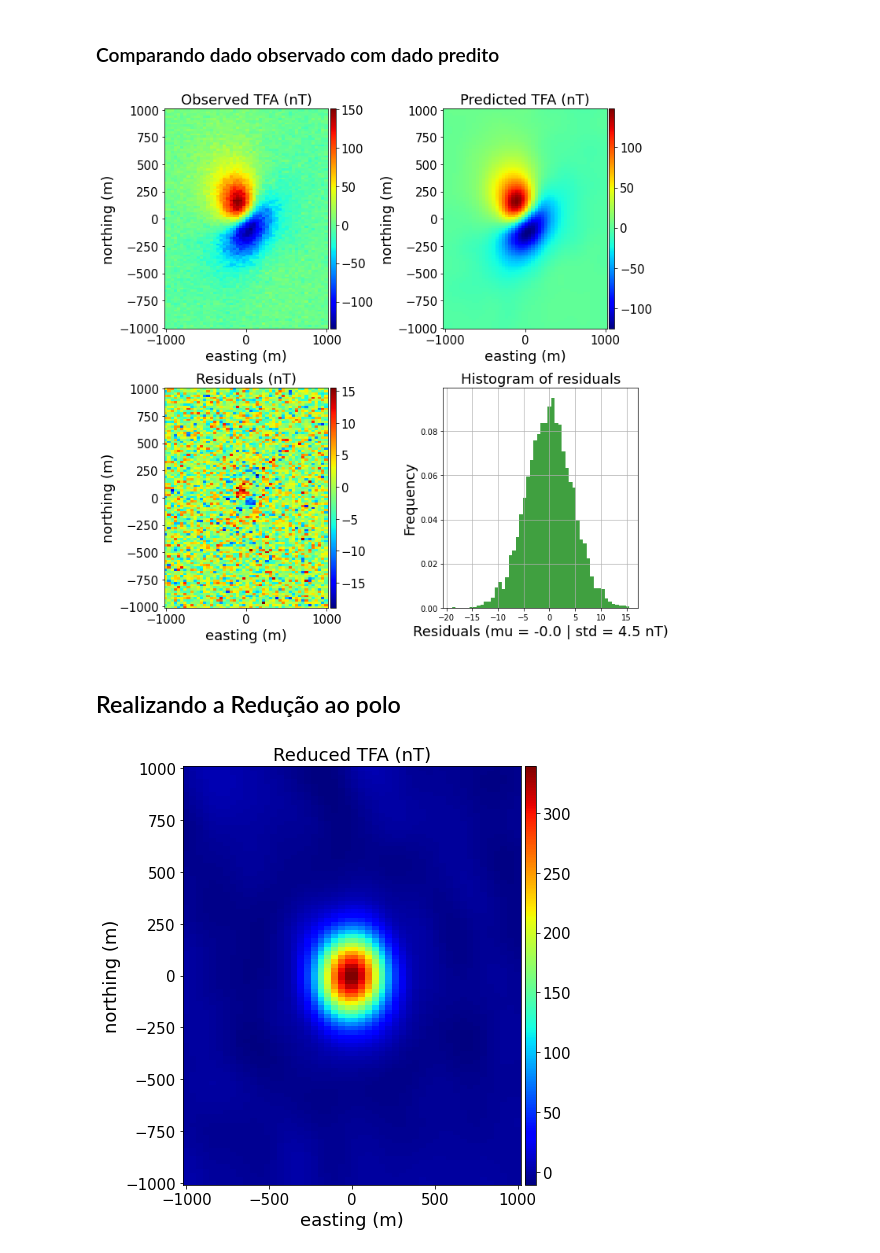
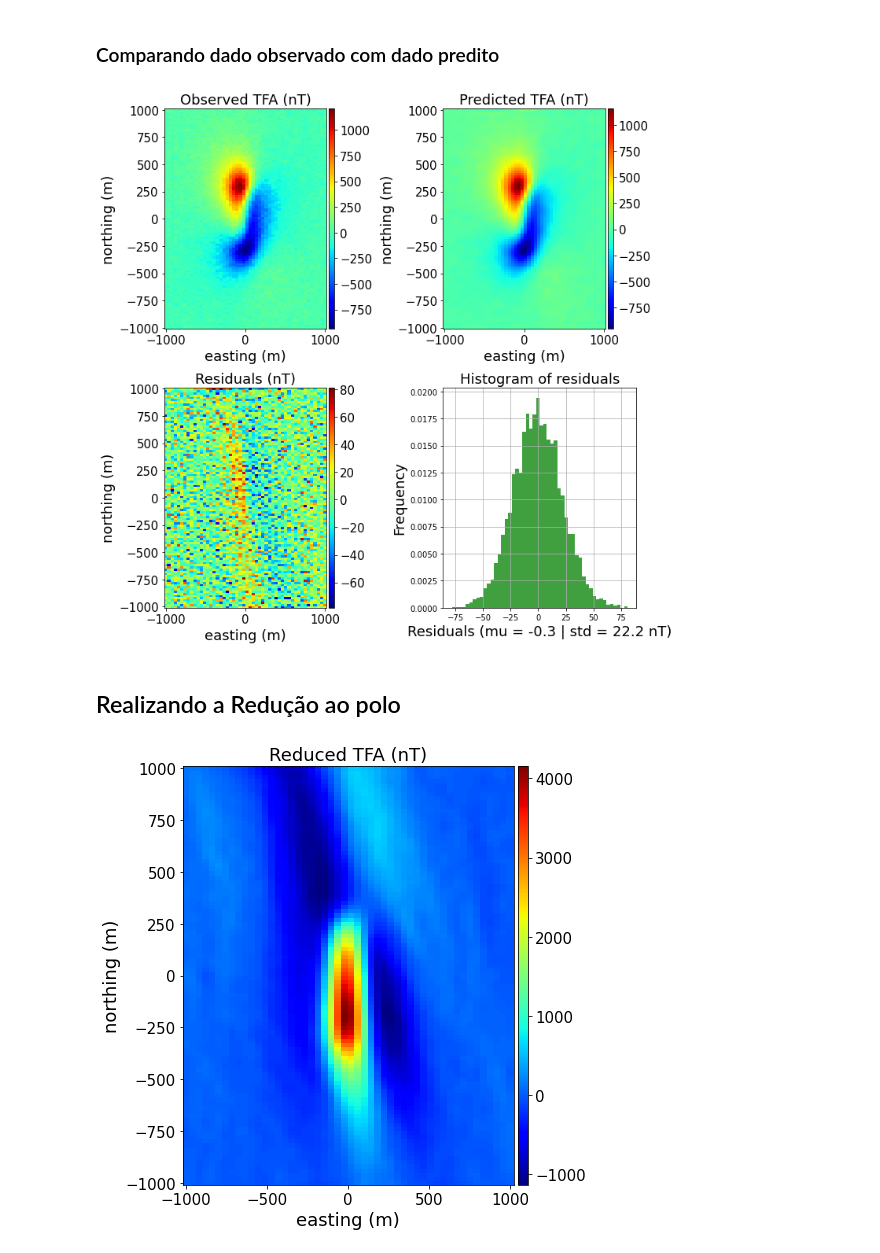
Before and after one commit to andrelreis/metodos-potenciais, a Jupyter notebook: Content/code/4. Grav_Mag_inversion/4.3. processing_eqlayer/2. reduction_to_the_pole.ipynb, the cells around one changed output. Drawn from its saved outputs; the diff is of its cells as text; code cells hidden in the pictures.

```diff
--- a/Content/code/4. Grav_Mag_inversion/4.3. processing_eqlayer/2. reduction_to_the_pole.ipynb
+++ b/Content/code/4. Grav_Mag_inversion/4.3. processing_eqlayer/2. reduction_to_the_pole.ipynb
@@ -53,7 +59,7 @@ tfa = j0x*bx + j0y*by + j0z*bz
 ### Gerando um conjunto de dados observados com ruído Gaussiano
 # %%
 np.random.seed(seed=40)
-std_noise = 0.03*np.max(np.abs(tfa))
+std_noise = 0.02*np.max(np.abs(tfa))
 
 r = np.random.normal(0.0, std_noise, tfa.size)
 
@@ -87,10 +93,10 @@ plt.show()
 # %% [markdown]
 ## Resolvendo o problema inverso para realizar a RTP
 # %%
-main_field = np.array([-20.,-20.])
-magnetization = np.array([-40.,-50.])
+main_field = np.array([-15.,-15.])
+magnetization = np.array([-15.,-15.])
 # %%
-depth = 200.
+depth = 0.
 zs = depth*np.ones_like(xc)
 ys = yc
 xs = xc
@@ -101,7 +107,7 @@ I = np.identity(xs.size)
 # %%
 G = eqlayer.sensitivity(coordinates,sources,main_field,magnetization)
 # %%
-mu = 1e-9
+mu = 1e-6
 # %%
 p = np.linalg.solve(np.dot(G.T,G) + mu*I,np.dot(G.T,tfa_obs))
 # %%
@@ -152,13 +158,12 @@ plt.ylabel('Frequency',fontsize = title_font)
 plt.title('Histogram of residuals',fontsize = title_font)
 plt.grid(True)
 
-
-#file_name = 'images/forward_modeling_mag_prism_mag_tot_HS'
-#plt.savefig(file_name+'.png',dpi=300)
+file_name = 'images/data_fitting_rtp_wrongdir'
+plt.savefig(file_name+'.png',dpi=300)
 
 plt.show()
 # %% [output]
-[figure, old version]
+[figure, new version]
 # %% [markdown]
 ## Realizando a Redução ao polo
 # %%
@@ -169,20 +174,20 @@ tfa_rtp = eqlayer.tfa(coordinates,sources,induction_field,p,induced_magnetizatio
 # %%
 title_font = 18
 bottom_font = 15
 plt.close('all')
 plt.figure(figsize=(7,7), tight_layout=True)
 
 plt.xlabel('easting (m)', fontsize = title_font)
 plt.ylabel('northing (m)', fontsize = title_font)
 plt.title('Reduced TFA (nT)', fontsize=title_font)
 plt.pcolor(yc,xc,tfa_rtp.reshape(shape),shading='auto',cmap='jet')
 plt.tick_params(axis='both', which='major', labelsize=bottom_font)
 cb = plt.colorbar(pad=0.01, aspect=40, shrink=1.0)
 cb.ax.tick_params(labelsize=bottom_font)
 
-#file_name = 'images/observed_TFA'
-#plt.savefig(file_name+'.png',dpi=300)
+file_name = 'images/TFA_reduced_to_pole_wrongdir'
+plt.savefig(file_name+'.png',dpi=300)
 
 plt.show()
 # %% [output]
-[figure, old version]
+[figure, new version]
```
Also changed, not shown: parts of 7 cells of this notebook, 21 other files.
